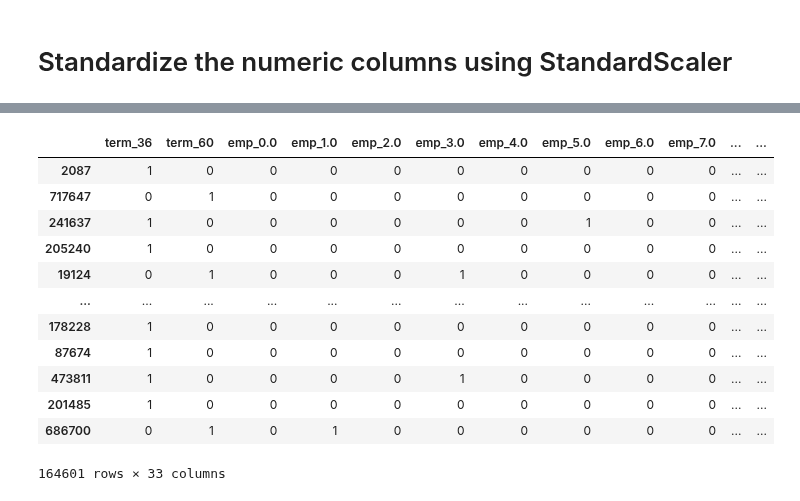
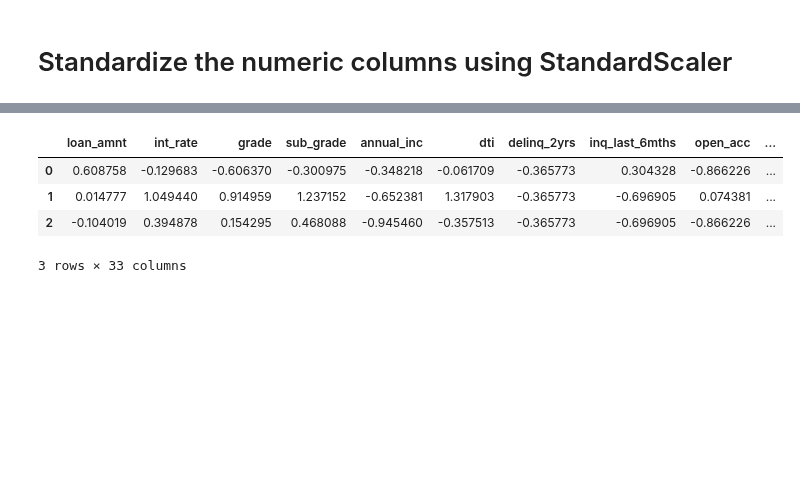
Before and after one commit to meskeremg/MeskiSBWork, a Jupyter notebook: Capstone2_Preprocessing and Training Data Development-Meskerem Goshime.ipynb, the cells around one changed output, grey strips where cells are left out. Cells and saved outputs as stored; diff of their text form; code cells hidden in the pictures; blank space fills up the shorter version.

```diff
--- a/Capstone2_Preprocessing and Training Data Development-Meskerem Goshime.ipynb
+++ b/Capstone2_Preprocessing and Training Data Development-Meskerem Goshime.ipynb
@@ -134,8 +147,8 @@ array([[<AxesSubplot:title={'center':'loan_amnt'}>,
 # One-hot-encoding Categorical Columns
 # %%
 # df = pd.get_dummies(df, prefix=['term', 'emp', 'home', 'appl', 'purpose'], columns=['term', 'emp_length', 'home_ownership', 'application_type', 'purpose'])
-cat_cols = ['term', 'emp_length', 'home_ownership', 'application_type', 'purpose']
-df = pd.get_dummies(df, prefix=['term', 'emp', 'home', 'appl', 'purpose'], columns=cat_cols)
+cat_cols = ['home_ownership', 'application_type', 'purpose']
+df = pd.get_dummies(df, prefix=['home', 'appl', 'purpose'], columns=cat_cols)
 # %%
 df.columns
 # %% [output]
@@ -169 +173,6 @@ y = df[['loan_status']]
+# %%
+# Dividing the data into X and y
+
+X = df.drop(['loan_status'], axis=1)
+y = df[['loan_status']]
 # %%
@@ -175,10 +184,14 @@ X_train, X_test, y_train, y_test = train_test_split(X, y, test_size = 0.2, rando
 # Standardize the numeric columns using StandardScaler
 # %%
 from sklearn.preprocessing import StandardScaler
+numeric_cols = df.select_dtypes(include='number')
+print(numeric_cols.columns)
+
 scaler = StandardScaler()
-to_standardize = ['loan_amnt', 'funded_amnt', 'int_rate', 'annual_inc',
-       'dti', 'delinq_2yrs', 'inq_last_6mths', 'open_acc',
-       'collections_12_mths_ex_med', 'acc_now_delinq']
+to_standardize = ['loan_amnt', 'int_rate', 'grade', 'sub_grade', 'annual_inc', 'dti', 'delinq_2yrs',
+       'inq_last_6mths', 'open_acc', 'collections_12_mths_ex_med',
+       'acc_now_delinq', 'term', 'emp_length']
+
 scaler.fit(X_train[to_standardize])
 standardized_cols_train = scaler.transform(X_train[to_standardize])
 standardized_cols_train = pd.DataFrame(standardized_cols_train)
@@ -200,12 +228,10 @@ standardized_cols_train.describe().T
 # %%
-not_to_standardize = ['term_36', 'term_60', 'emp_0.0', 'emp_1.0', 'emp_2.0', 'emp_3.0',
-       'emp_4.0', 'emp_5.0', 'emp_6.0', 'emp_7.0', 'emp_8.0', 'emp_9.0',
-       'emp_10.0', 'home_NONE', 'home_OTHER', 'home_OWN', 'home_RENT',
-       'appl_INDIVIDUAL', 'appl_JOINT', 'purpose_car', 'purpose_credit_card',
-       'purpose_debt_consolidation', 'purpose_educational',
-       'purpose_home_improvement', 'purpose_house', 'purpose_major_purchase',
-       'purpose_medical', 'purpose_moving', 'purpose_other',
-       'purpose_renewable_energy', 'purpose_small_business',
+not_to_standardize = ['home_NONE', 'home_OTHER', 'home_OWN',
+       'home_RENT', 'appl_INDIVIDUAL', 'appl_JOINT',
+       'purpose_car', 'purpose_credit_card', 'purpose_debt_consolidation',
+       'purpose_educational', 'purpose_home_improvement', 'purpose_house',
+       'purpose_major_purchase', 'purpose_medical', 'purpose_moving',
+       'purpose_other', 'purpose_renewable_energy', 'purpose_small_business',
        'purpose_vacation', 'purpose_wedding']
 
 X_train = X_train[not_to_standardize]
@@ -228,23 +252,20 @@ X_train.head()
 # %%
 # Standardizing the test data
 
 standardized_cols_test = scaler.transform(X_test[to_standardize])
 standardized_cols_test = pd.DataFrame(standardized_cols_test)
 standardized_cols_test.columns = to_standardize
+X_test = X_test[not_to_standardize]
 
-X_test = X_test[not_to_standardize]
-X_test
+# Combining the standardized columns and the categorical columns that don't need standardization.
+
+X_test.reset_index(drop=True, inplace=True)
+standardized_cols_test.reset_index(drop=True, inplace=True)
+X_test = pd.concat([standardized_cols_test, X_test], axis=1)
+X_test.head(3)
 # %% [output]
-|  | term_36 | term_60 | emp_0.0 | emp_1.0 | emp_2.0 | emp_3.0 | emp_4.0 | emp_5.0 | emp_6.0 | emp_7.0 | ... | ... |
-| 2087 | 1 | 0 | 0 | 0 | 0 | 0 | 0 | 0 | 0 | 0 | ... | ... |
-| 717647 | 0 | 1 | 0 | 0 | 0 | 0 | 0 | 0 | 0 | 0 | ... | ... |
-| 241637 | 1 | 0 | 0 | 0 | 0 | 0 | 0 | 1 | 0 | 0 | ... | ... |
-| 205240 | 1 | 0 | 0 | 0 | 0 | 0 | 0 | 0 | 0 | 0 | ... | ... |
-| 19124 | 0 | 1 | 0 | 0 | 0 | 1 | 0 | 0 | 0 | 0 | ... | ... |
-| ... | ... | ... | ... | ... | ... | ... | ... | ... | ... | ... | ... | ... |
-| 178228 | 1 | 0 | 0 | 0 | 0 | 0 | 0 | 0 | 0 | 0 | ... | ... |
-| 87674 | 1 | 0 | 0 | 0 | 0 | 0 | 0 | 0 | 0 | 0 | ... | ... |
-| 473811 | 1 | 0 | 0 | 0 | 0 | 1 | 0 | 0 | 0 | 0 | ... | ... |
-| 201485 | 1 | 0 | 0 | 0 | 0 | 0 | 0 | 0 | 0 | 0 | ... | ... |
-| 686700 | 0 | 1 | 0 | 1 | 0 | 0 | 0 | 0 | 0 | 0 | ... | ... |
+|  | loan_amnt | int_rate | grade | sub_grade | annual_inc | dti | delinq_2yrs | inq_last_6mths | open_acc | ... |
+| 0 | 0.608758 | -0.129683 | -0.606370 | -0.300975 | -0.348218 | -0.061709 | -0.365773 | 0.304328 | -0.866226 | ... |
+| 1 | 0.014777 | 1.049440 | 0.914959 | 1.237152 | -0.652381 | 1.317903 | -0.365773 | -0.696905 | 0.074381 | ... |
+| 2 | -0.104019 | 0.394878 | 0.154295 | 0.468088 | -0.945460 | -0.357513 | -0.365773 | -0.696905 | -0.866226 | ... |
-164601 rows × 33 columns
+3 rows × 33 columns
```
Also changed, not shown: parts of 16 cells of this notebook.
